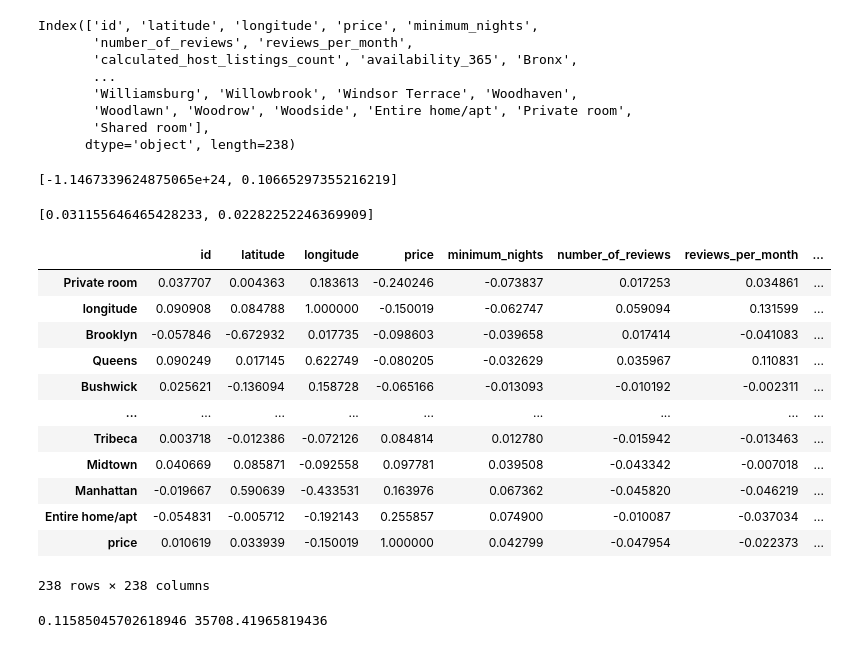
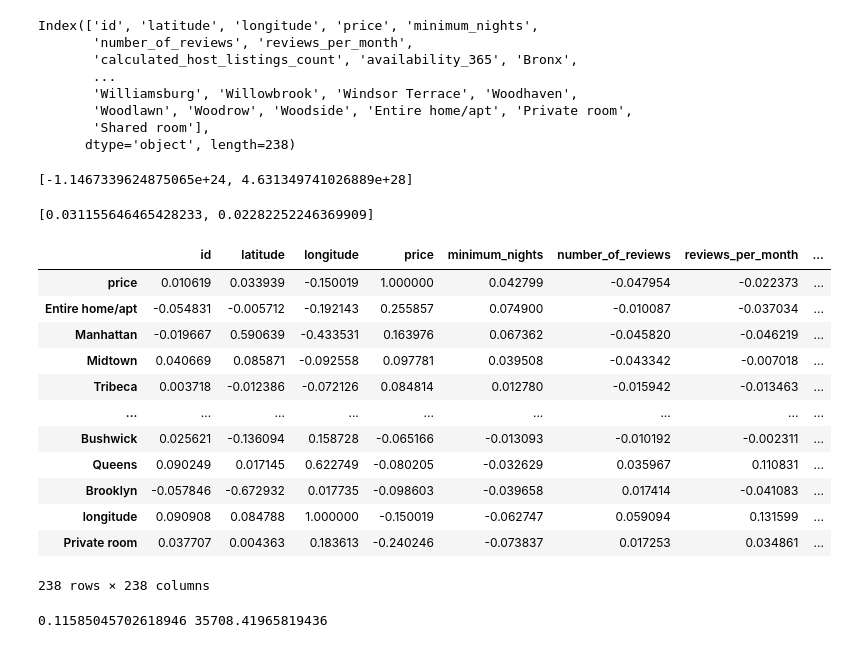
Before and after one commit to akniels/new_york_airbnb, a Jupyter notebook: Full_analysis.ipynb, the cells around one changed output. Drawn from its saved outputs; the diff is of its cells as text; code cells hidden in the pictures.

```diff
--- a/Full_analysis.ipynb
+++ b/Full_analysis.ipynb
@@ -150,11 +150,12 @@ y_test_pred = lm_model.predict(x_test)
 y_train_pred = lm_model.predict(x_train)
 
 r_score_test = r2_score(y_test, y_test_pred)
+MSE = mean_squared_error(y_test, y_test_pred)
 r_score_train = r2_score(y_train, y_train_pred)
 
-print([r_score_test, r_score_train])
+print([r_score_test, MSE])
 # %% [output]
-[-1.1467339624875065e+24, 0.10665297355216219]
+[-1.1467339624875065e+24, 4.631349741026889e+28]
 # %%
 y = df['price' ]
 x = df[['latitude', 'longitude']]
@@ -177,18 +180,18 @@ corr_matrix = df.corr()
 # %%
-corr_matrix.sort_values(by=['price'])
+corr_matrix.sort_values(by=['price'], ascending = False)
 # %% [output]
 |  | id | latitude | longitude | price | minimum_nights | number_of_reviews | reviews_per_month | ... |
+| price | 0.010619 | 0.033939 | -0.150019 | 1.000000 | 0.042799 | -0.047954 | -0.022373 | ... |
+| Entire home/apt | -0.054831 | -0.005712 | -0.192143 | 0.255857 | 0.074900 | -0.010087 | -0.037034 | ... |
+| Manhattan | -0.019667 | 0.590639 | -0.433531 | 0.163976 | 0.067362 | -0.045820 | -0.046219 | ... |
+| Midtown | 0.040669 | 0.085871 | -0.092558 | 0.097781 | 0.039508 | -0.043342 | -0.007018 | ... |
+| Tribeca | 0.003718 | -0.012386 | -0.072126 | 0.084814 | 0.012780 | -0.015942 | -0.013463 | ... |
+| ... | ... | ... | ... | ... | ... | ... | ... | ... |
+| Bushwick | 0.025621 | -0.136094 | 0.158728 | -0.065166 | -0.013093 | -0.010192 | -0.002311 | ... |
+| Queens | 0.090249 | 0.017145 | 0.622749 | -0.080205 | -0.032629 | 0.035967 | 0.110831 | ... |
+| Brooklyn | -0.057846 | -0.672932 | 0.017735 | -0.098603 | -0.039658 | 0.017414 | -0.041083 | ... |
+| longitude | 0.090908 | 0.084788 | 1.000000 | -0.150019 | -0.062747 | 0.059094 | 0.131599 | ... |
 | Private room | 0.037707 | 0.004363 | 0.183613 | -0.240246 | -0.073837 | 0.017253 | 0.034861 | ... |
-| longitude | 0.090908 | 0.084788 | 1.000000 | -0.150019 | -0.062747 | 0.059094 | 0.131599 | ... |
-| Brooklyn | -0.057846 | -0.672932 | 0.017735 | -0.098603 | -0.039658 | 0.017414 | -0.041083 | ... |
-| Queens | 0.090249 | 0.017145 | 0.622749 | -0.080205 | -0.032629 | 0.035967 | 0.110831 | ... |
-| Bushwick | 0.025621 | -0.136094 | 0.158728 | -0.065166 | -0.013093 | -0.010192 | -0.002311 | ... |
-| ... | ... | ... | ... | ... | ... | ... | ... | ... |
-| Tribeca | 0.003718 | -0.012386 | -0.072126 | 0.084814 | 0.012780 | -0.015942 | -0.013463 | ... |
-| Midtown | 0.040669 | 0.085871 | -0.092558 | 0.097781 | 0.039508 | -0.043342 | -0.007018 | ... |
-| Manhattan | -0.019667 | 0.590639 | -0.433531 | 0.163976 | 0.067362 | -0.045820 | -0.046219 | ... |
-| Entire home/apt | -0.054831 | -0.005712 | -0.192143 | 0.255857 | 0.074900 | -0.010087 | -0.037034 | ... |
-| price | 0.010619 | 0.033939 | -0.150019 | 1.000000 | 0.042799 | -0.047954 | -0.022373 | ... |
 238 rows × 238 columns
 # %%
 y = df['price' ]
```
Also changed, not shown: parts of 7 cells of this notebook, 2 other files.
